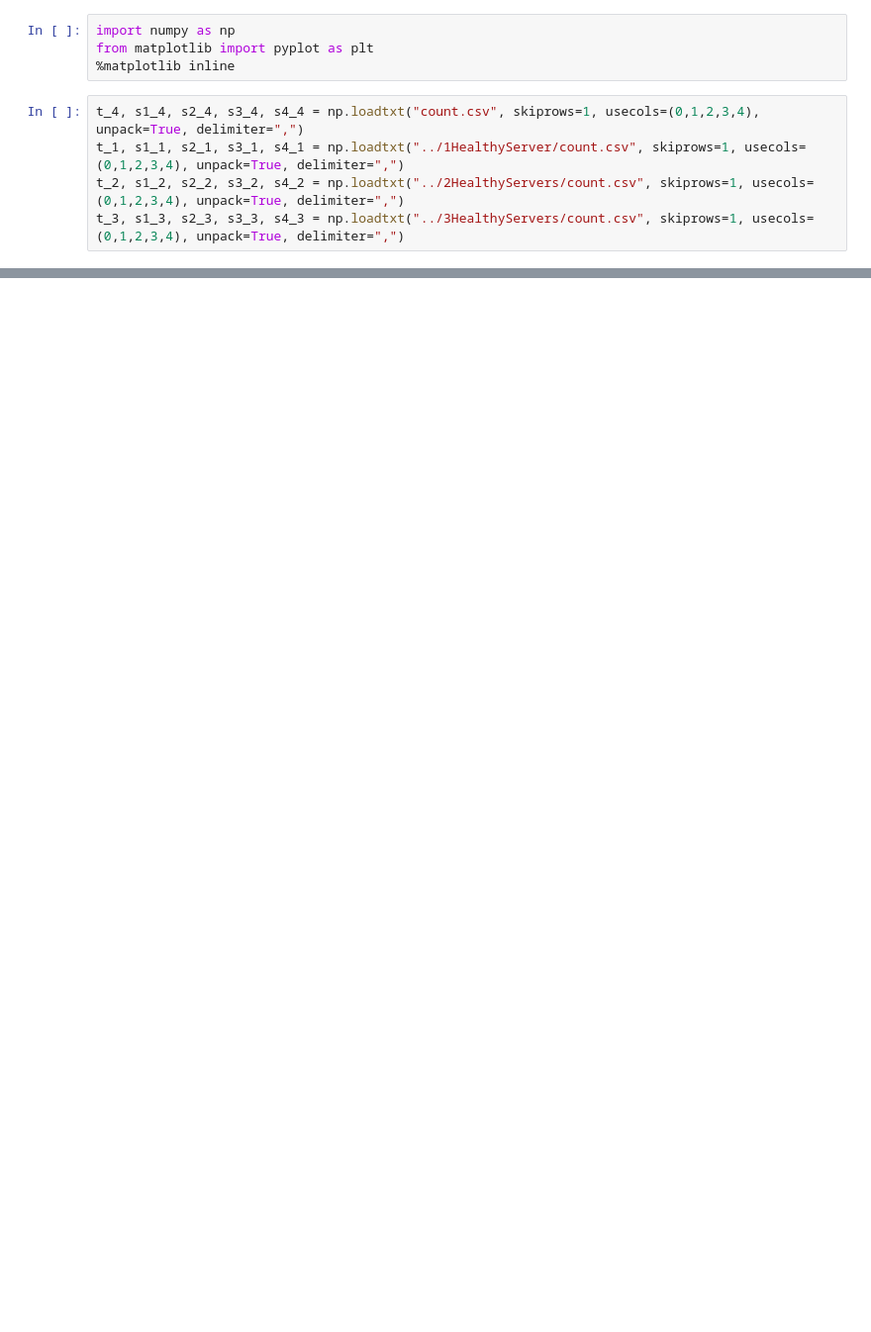
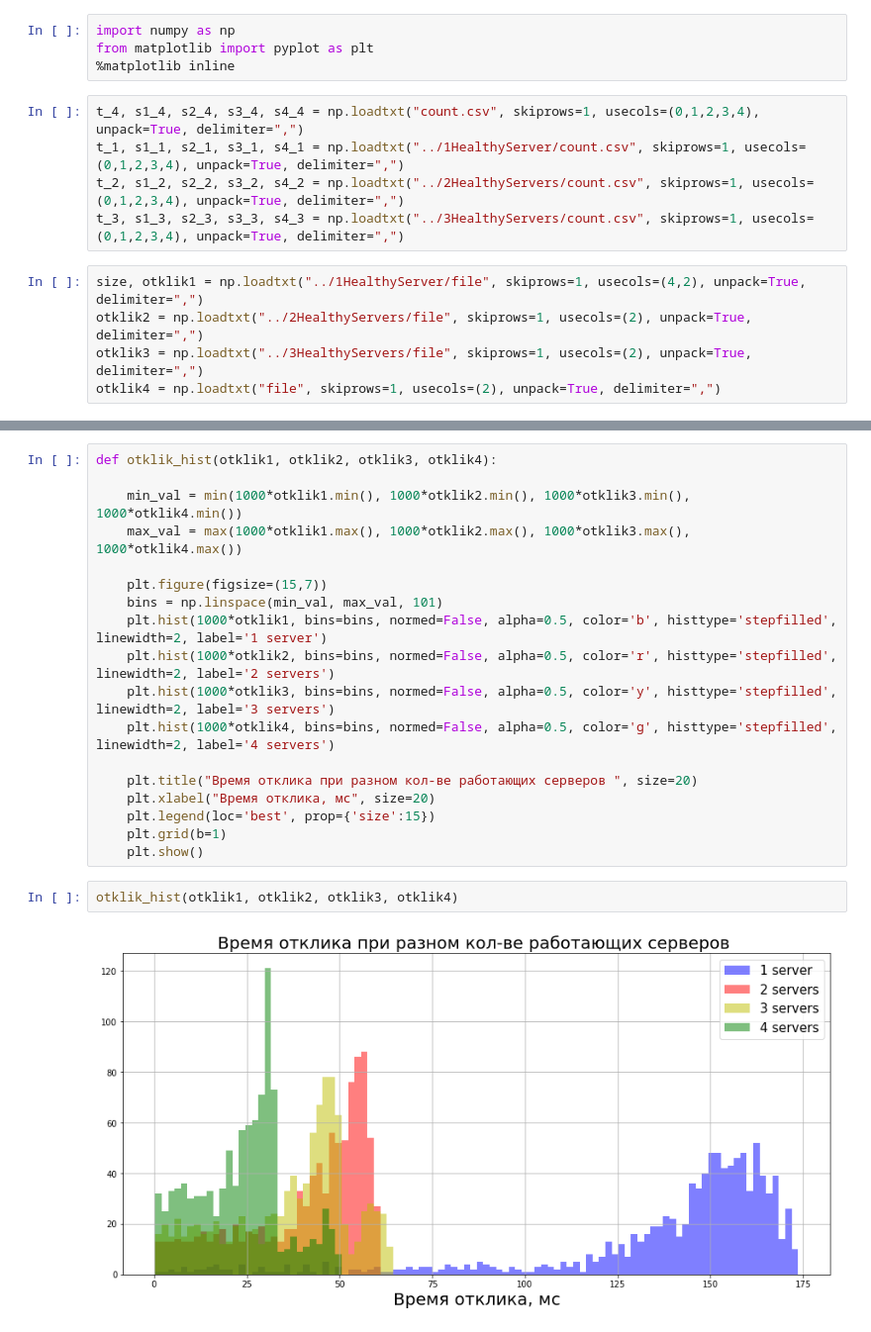
Before and after one commit to kenenbek/StorageYadro, a Jupyter notebook: results/normal/plots.ipynb, the cells around one changed output, grey strips where cells are left out. Shown at 99% size. Drawn from its saved outputs; the diff is of its cells as text; blank space fills up the shorter version.

```diff
--- a/results/normal/plots.ipynb
+++ b/results/normal/plots.ipynb
@@ -7,5 +7,10 @@ t_4, s1_4, s2_4, s3_4, s4_4 = np.loadtxt("count.csv", skiprows=1, usecols=(0,1,2
 t_1, s1_1, s2_1, s3_1, s4_1 = np.loadtxt("../1HealthyServer/count.csv", skiprows=1, usecols=(0,1,2,3,4), unpack=True, delimiter=",")
 t_2, s1_2, s2_2, s3_2, s4_2 = np.loadtxt("../2HealthyServers/count.csv", skiprows=1, usecols=(0,1,2,3,4), unpack=True, delimiter=",")
 t_3, s1_3, s2_3, s3_3, s4_3 = np.loadtxt("../3HealthyServers/count.csv", skiprows=1, usecols=(0,1,2,3,4), unpack=True, delimiter=",")
+# %%
+size, otklik1 = np.loadtxt("../1HealthyServer/file", skiprows=1, usecols=(4,2), unpack=True, delimiter=",")
+otklik2 = np.loadtxt("../2HealthyServers/file", skiprows=1, usecols=(2), unpack=True, delimiter=",")
+otklik3 = np.loadtxt("../3HealthyServers/file", skiprows=1, usecols=(2), unpack=True, delimiter=",")
+otklik4 = np.loadtxt("file", skiprows=1, usecols=(2), unpack=True, delimiter=",")
 # %%
 def cpu(t, s1, s2, s3, s4, title):
@@ -40,0 +64,22 @@ def cpu(t, s1, s2, s3, s4, title):
+# %%
+def otklik_hist(otklik1, otklik2, otklik3, otklik4):
+
+    min_val = min(1000*otklik1.min(), 1000*otklik2.min(), 1000*otklik3.min(), 1000*otklik4.min())
+    max_val = max(1000*otklik1.max(), 1000*otklik2.max(), 1000*otklik3.max(), 1000*otklik4.max())
+
+    plt.figure(figsize=(15,7))
+    bins = np.linspace(min_val, max_val, 101)
+    plt.hist(1000*otklik1, bins=bins, normed=False, alpha=0.5, color='b', histtype='stepfilled', linewidth=2, label='1 server')
+    plt.hist(1000*otklik2, bins=bins, normed=False, alpha=0.5, color='r', histtype='stepfilled', linewidth=2, label='2 servers')
+    plt.hist(1000*otklik3, bins=bins, normed=False, alpha=0.5, color='y', histtype='stepfilled', linewidth=2, label='3 servers')
+    plt.hist(1000*otklik4, bins=bins, normed=False, alpha=0.5, color='g', histtype='stepfilled', linewidth=2, label='4 servers')
+
+    plt.title("Время отклика при разном кол-ве работающих серверов ", size=20)
+    plt.xlabel("Время отклика, мс", size=20)
+    plt.legend(loc='best', prop={'size':15})
+    plt.grid(b=1)
+    plt.show()
+# %%
+otklik_hist(otklik1, otklik2, otklik3, otklik4)
+# %% [output]
+[figure, added]
```
Also changed, not shown: parts of 7 cells of this notebook.
